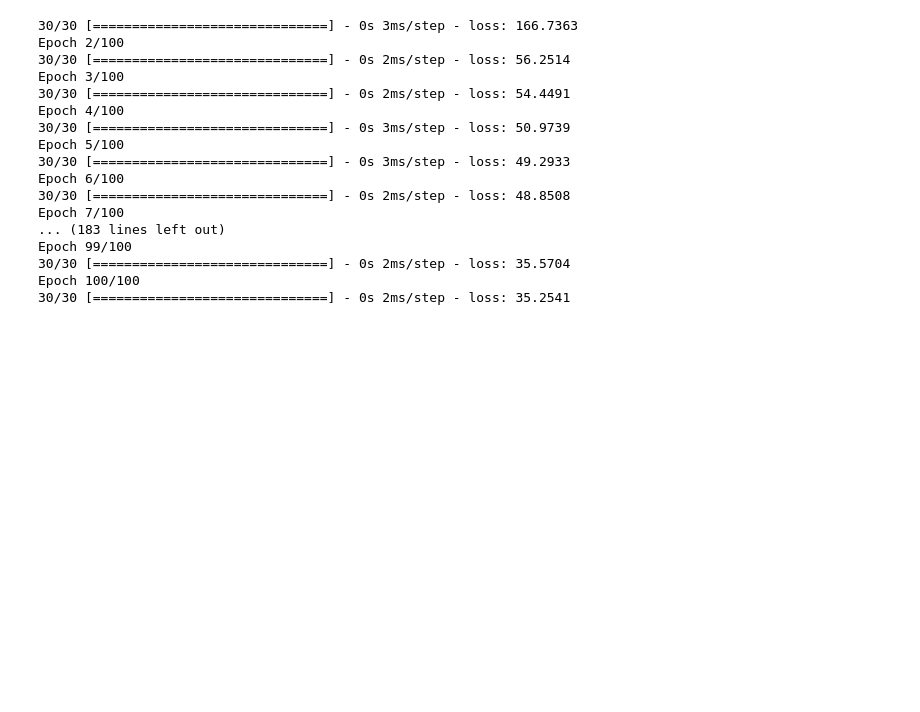
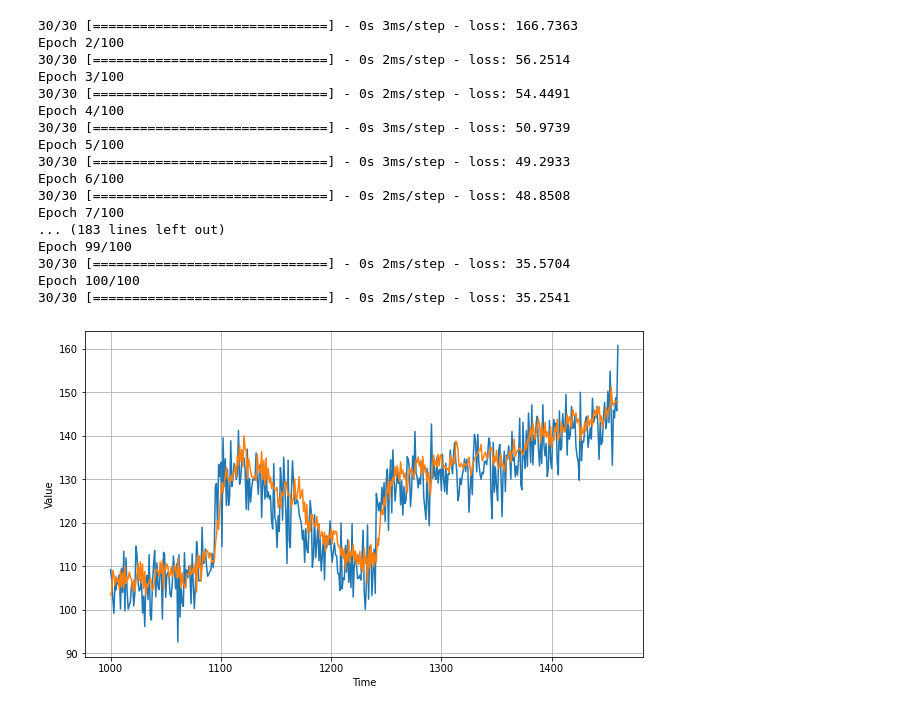
Before and after one commit to AashiDutt/AI-and-ML-for-Coders, a Jupyter notebook: Chapter_10.ipynb, the cells around one changed output. Cells and saved outputs as stored; diff of their text form; code cells hidden in the pictures; blank space fills up the shorter version.

```diff
--- a/Chapter_10.ipynb
+++ b/Chapter_10.ipynb
@@ -336,0 +339,6 @@ Epoch 100/100
+# %%
+plt.figure(figsize = (10,6))
+plot_series(time_valid, x_valid)
+plot_series(time_valid, results)
+# %% [output]
+[figure, added]
```
Also changed, not shown: parts of 1 cell of this notebook.
